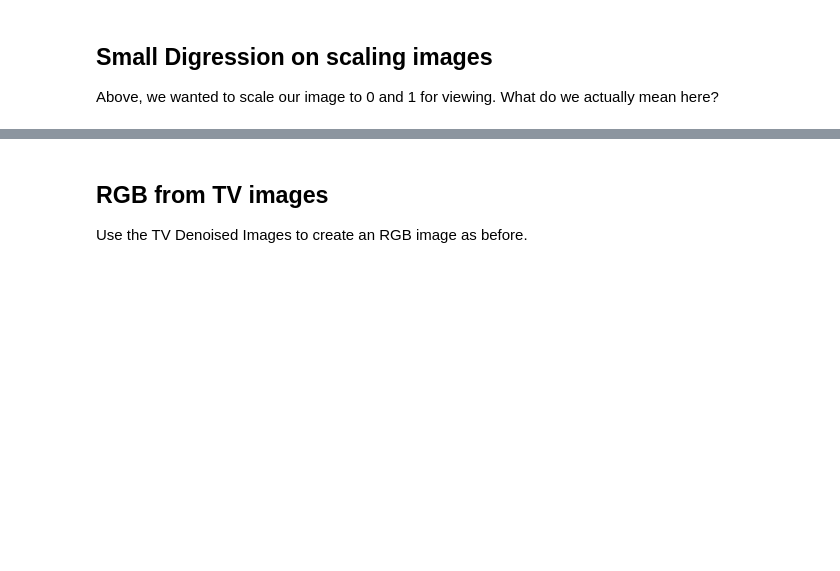
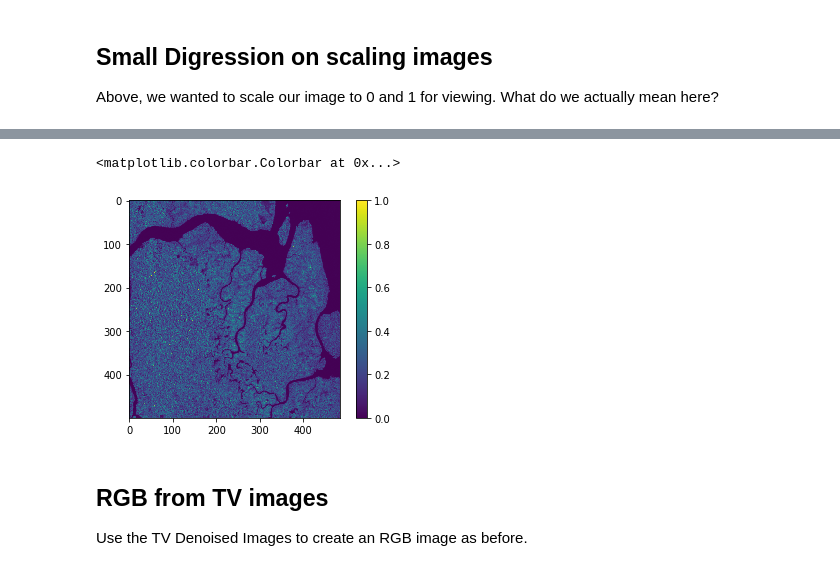
Before and after one commit to simard-landscape-lab/sari-tutorial, a Jupyter notebook: 5_RGB_Composites/5_RGB_Composites.ipynb, the cells around one changed output, grey strips where cells are left out. Drawn from its saved outputs; the diff is of its cells as text; code cells hidden in the pictures; blank space fills up the shorter version.

```diff
--- a/5_RGB_Composites/5_RGB_Composites.ipynb
+++ b/5_RGB_Composites/5_RGB_Composites.ipynb
@@ -65,3 +66,11 @@ plt.imshow(hh)
+# %%
+hh_scaled = bands_scaled[1]
+
+plt.imshow(hh_scaled)
+plt.colorbar()
+# %% [output]
+<matplotlib.colorbar.Colorbar at 0x...>
+[figure, added]
 # %% [markdown]
 ## RGB from TV images
 
```
Also changed, not shown: parts of 5 cells of this notebook, 4 other files.
